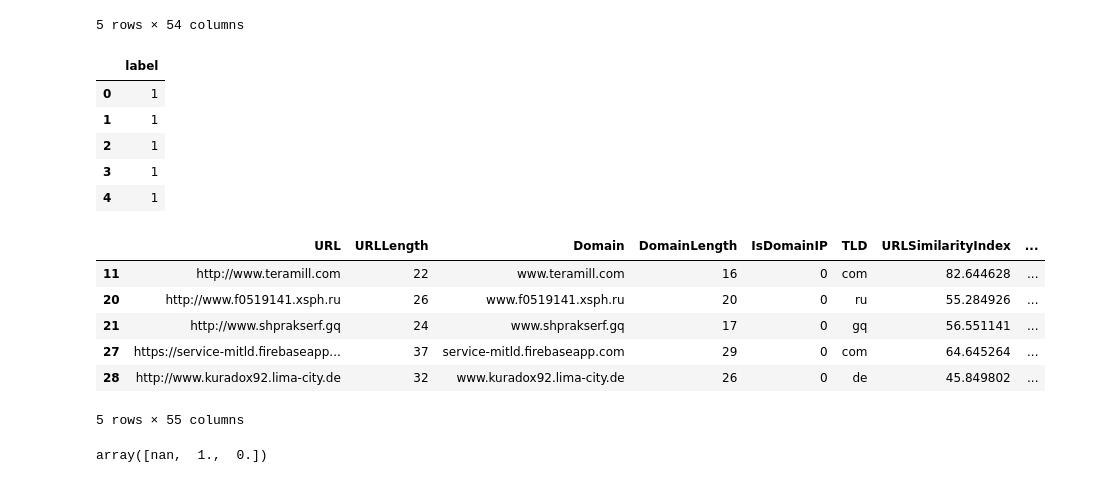
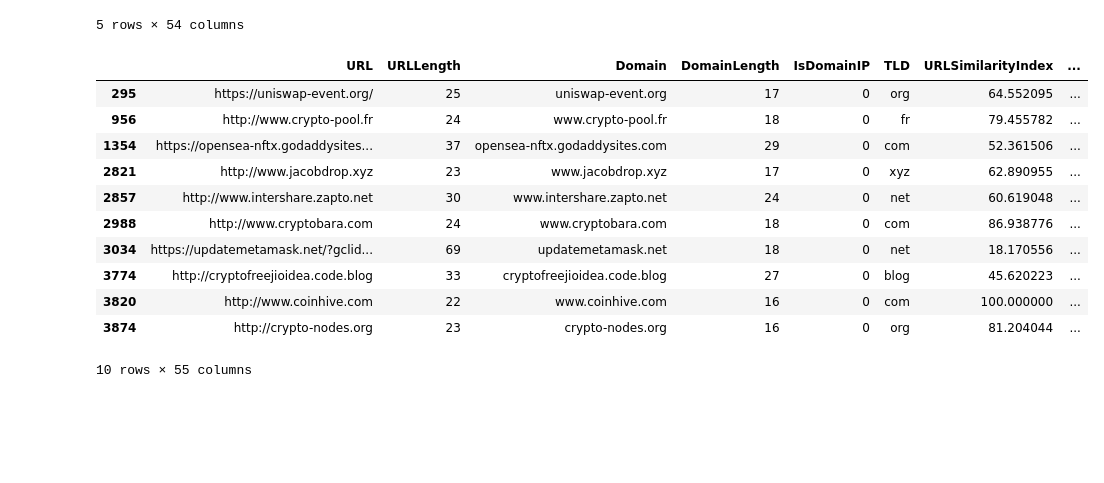
Before and after one commit to SocTrep/Practice, a Jupyter notebook: DS_Basics.ipynb, the cells around one changed output. Drawn from its saved outputs; the diff is of its cells as text; code cells hidden in the pictures; blank space fills up the shorter version.

```diff
--- a/DS_Basics.ipynb
+++ b/DS_Basics.ipynb
@@ -69,27 +48,19 @@ X.head()
 | 3 | https://www.sfnmjournal.com | 26 | www.sfnmjournal.com | 19 | 0 | com | 100.0 | ... |
 | 4 | https://www.rewildingargentina.org | 33 | www.rewildingargentina.org | 26 | 0 | org | 100.0 | ... |
 5 rows × 54 columns
-# %%
-y.head()
-# %% [output]
-|  | label |
-| 0 | 1 |
-| 1 | 1 |
-| 2 | 1 |
-| 3 | 1 |
-| 4 | 1 |
 # %%
 all_data = pd.concat([X,y], axis=1)
-all_data.query('label == 0').head()
+all_data.query('label == 0 and Crypto == 1').head(n=10)
 # %% [output]
 |  | URL | URLLength | Domain | DomainLength | IsDomainIP | TLD | URLSimilarityIndex | ... |
-| 11 | http://www.teramill.com | 22 | www.teramill.com | 16 | 0 | com | 82.644628 | ... |
-| 20 | http://www.f0519141.xsph.ru | 26 | www.f0519141.xsph.ru | 20 | 0 | ru | 55.284926 | ... |
-| 21 | http://www.shprakserf.gq | 24 | www.shprakserf.gq | 17 | 0 | gq | 56.551141 | ... |
-| 27 | https://service-mitld.firebaseapp... | 37 | service-mitld.firebaseapp.com | 29 | 0 | com | 64.645264 | ... |
-| 28 | http://www.kuradox92.lima-city.de | 32 | www.kuradox92.lima-city.de | 26 | 0 | de | 45.849802 | ... |
+| 295 | https://uniswap-event.org/ | 25 | uniswap-event.org | 17 | 0 | org | 64.552095 | ... |
+| 956 | http://www.crypto-pool.fr | 24 | www.crypto-pool.fr | 18 | 0 | fr | 79.455782 | ... |
+| 1354 | https://opensea-nftx.godaddysites... | 37 | opensea-nftx.godaddysites.com | 29 | 0 | com | 52.361506 | ... |
+| 2821 | http://www.jacobdrop.xyz | 23 | www.jacobdrop.xyz | 17 | 0 | xyz | 62.890955 | ... |
+| 2857 | http://www.intershare.zapto.net | 30 | www.intershare.zapto.net | 24 | 0 | net | 60.619048 | ... |
+| 2988 | http://www.cryptobara.com | 24 | www.cryptobara.com | 18 | 0 | com | 86.938776 | ... |
+| 3034 | https://updatemetamask.net/?gclid... | 69 | updatemetamask.net | 18 | 0 | net | 18.170556 | ... |
+| 3774 | http://cryptofreejioidea.code.blog | 33 | cryptofreejioidea.code.blog | 27 | 0 | blog | 45.620223 | ... |
+| 3820 | http://www.coinhive.com | 22 | www.coinhive.com | 16 | 0 | com | 100.000000 | ... |
+| 3874 | http://crypto-nodes.org | 23 | crypto-nodes.org | 16 | 0 | org | 81.204044 | ... |
-5 rows × 55 columns
+10 rows × 55 columns
-# %%
-all_data.label.unique()
-# %% [output]
-array([nan,  1.,  0.])
```
Also changed, not shown: parts of 9 cells of this notebook.
